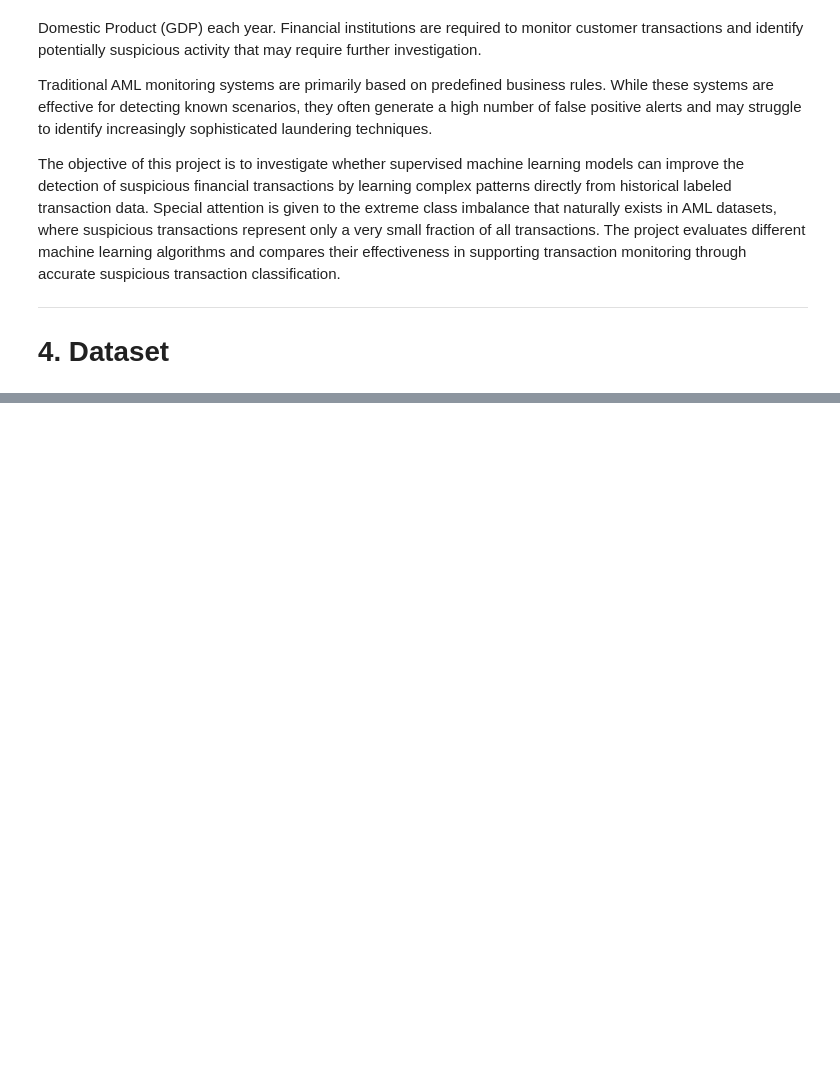
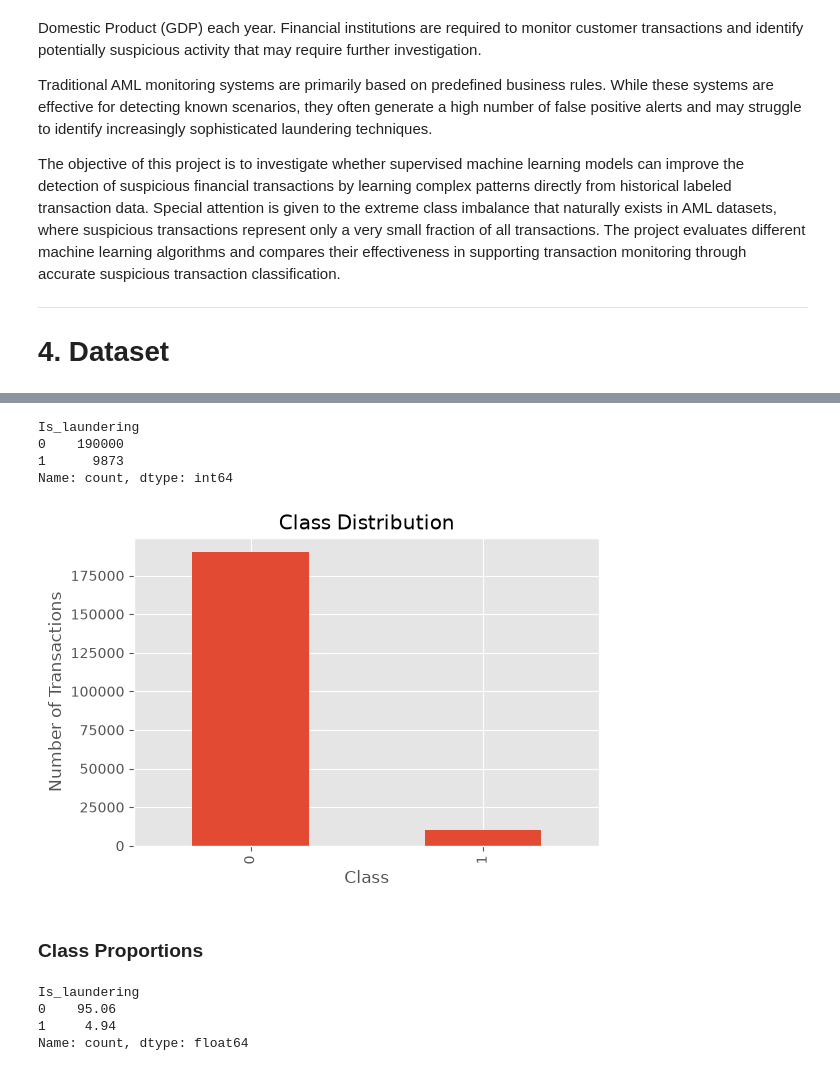
Before and after one commit to slavenageorgieva7-ui/Machine-Learning, a Jupyter notebook: Project 3.ipynb, the cells around one changed output, grey strips where cells are left out. Saved outputs shown, nothing was run; the diff lists cells and outputs as text; code cells hidden in the pictures; blank space fills up the shorter version.

```diff
--- a/Project 3.ipynb
+++ b/Project 3.ipynb
@@ -49,0 +151,15 @@ The objective of this project is to investigate whether supervised machine learn
+# %%
+import pandas as pd
+import numpy as np
+import matplotlib.pyplot as plt
+import seaborn as sns
+
+# Display plots inside the notebook
+%matplotlib inline
+
+# Improve plot appearance
+plt.style.use("ggplot")
+# %%
+# Load the sampled dataset
+
+df = pd.read_csv("AML_sample.csv")
@@ -49,0 +275,32 @@ The objective of this project is to investigate whether supervised machine learn
+# %%
+class_counts = df["Is_laundering"].value_counts()
+
+class_counts
+# %% [output]
+Is_laundering
+0    190000
+1      9873
+Name: count, dtype: int64
+# %%
+plt.figure(figsize=(6,4))
+
+class_counts.plot(
+    kind="bar"
+)
+
+plt.title("Class Distribution")
+plt.xlabel("Class")
+plt.ylabel("Number of Transactions")
+
+plt.show()
+# %% [output]
+[figure, added]
+# %% [markdown]
+### Class Proportions
+# %%
+(class_counts / len(df) * 100).round(2)
+# %% [output]
+Is_laundering
+0    95.06
+1     4.94
+Name: count, dtype: float64
```
Also changed, not shown: parts of 19 cells of this notebook.
